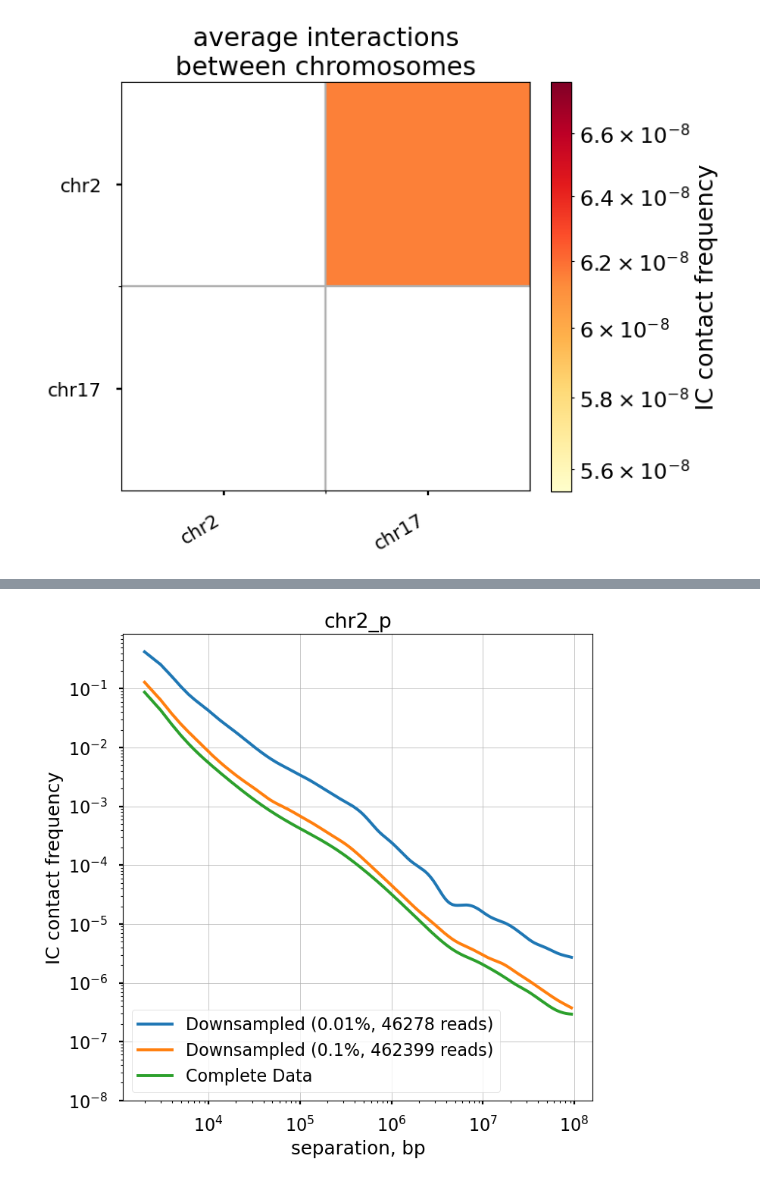
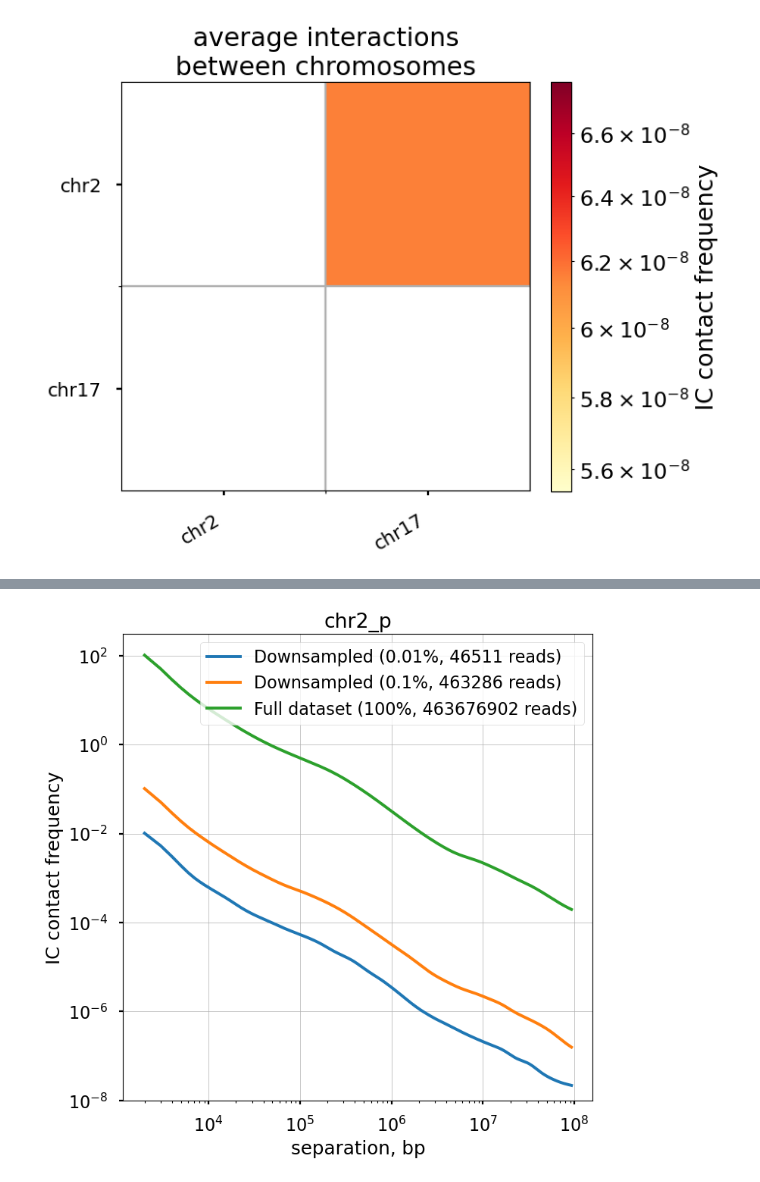
Before and after one commit to open2c/open2c_examples, a Jupyter notebook: contacts_vs_distance.ipynb, the cells around one changed output, grey strips where cells are left out. Saved outputs shown, nothing was run; the diff lists cells and outputs as text; code cells hidden in the pictures.

```diff
--- a/contacts_vs_distance.ipynb
+++ b/contacts_vs_distance.ipynb
@@ -55,6 +55,7 @@ if version.parse(cooltools.__version__) < version.parse('0.5.2'):
 num_cpus = os.getenv('SLURM_CPUS_PER_TASK')
 if not num_cpus:
     num_cpus = os.cpu_count()
+num_cpus = int(num_cpus)
 # %%
 # download test data
 # this file is 145 Mb, and may take a few seconds to download
@@ -379,10 +386,10 @@ To check the potential influence of sequencing coverage on calculating the P(s)
 # %%
 # create downsampled test data
-fracs = [0.0001, 0.001]
+downsampling_fracs = [0.0001, 0.001]
 
-p = Pool(int(num_cpus))
-for frac in fracs:
-    cooltools.sample(clr, out_clr_path=f'./data/test_sampled_{frac}_.cool', frac=frac, nproc=int(num_cpus))
+p = Pool(num_cpus)
+for frac in downsampling_fracs:
+    cooltools.sample(clr, out_clr_path=f'./data/test_sampled_{frac}_.cool', frac=frac, nproc=num_cpus)
 
     clr_downsampled = cooler.Cooler(f'./data/test_sampled_{frac}_.cool')
     result = cooler.balance_cooler(clr_downsampled, map=p.map, store=True, min_nnz=0)
@@ -411,16 +420,17 @@ for frac in fracs:
 f, ax = plt.subplots(1,1, figsize=(8, 8))
 
 region = hg38_arms['name'][0]
-for i, cvd_downsampled in enumerate(cvds):
+for frac in downsampling_fracs:
+    cvd_downsampled = cvds[frac]
     ax.loglog(
         cvd_downsampled['s_bp'].loc[cvd_downsampled['region1']==region],
-        cvd_downsampled['balanced.avg'].loc[cvd_downsampled['region1']==region],
-        label=f'Downsampled ({fracs[i]*100}%, {num_reads[i]} reads)',
+        cvd_downsampled['count.avg'].loc[cvd_downsampled['region1']==region],
+        label=f'Downsampled ({frac*100}%, {num_reads[frac]} reads)',
     )
 ax.loglog(
     cvd['s_bp'].loc[cvd['region1']==region],
-    cvd['balanced.avg'].loc[cvd['region1']==region],
-    label='Complete Data',
+    cvd['count.avg'].loc[cvd['region1']==region],
+    label=f'Full dataset (100%, {full_reads} reads)',
 )
 ax.set(
     xlabel='separation, bp',
@@ -435,40 +445,45 @@ f.show()
 # %%
-fracs = [0.0001, 0.001]
-cvds = []
+# expected calculation for the smoothed data
+cvds_smoothed = {}
 
-for frac in fracs:
+for frac in downsampling_fracs:
     clr_downsampled = cooler.Cooler(f'./data/test_sampled_{frac}_.cool')
     cvd_smooth_agg_downsampled = cooltools.expected_cis(
         clr=clr_downsampled,
         view_df=hg38_arms,
         smooth=True,
         aggregate_smoothed=True,
-        nproc=int(num_cpus)
+        nproc=num_cpus
     )
 
     cvd_smooth_agg_downsampled['s_bp'] = cvd_smooth_agg_downsampled['dist']* resolution
     cvd_smooth_agg_downsampled['balanced.avg.smoothed'].loc[cvd_smooth_agg_downsampled['dist'] < 2] = np.nan
-    cvds.append(cvd_smooth_agg_downsampled)
+
+    cvds_smoothed[frac] = cvd_smooth_agg_downsampled
 # %%
 f, ax = plt.subplots(1,1,figsize=(8, 8))
 
 region = hg38_arms['name'][0]
-for i, cvd_smooth_agg_downsampled in enumerate(cvds):
+for frac in downsampling_fracs:
+    cvd_smooth_agg_downsampled = cvds_smoothed[frac]
+    cvd_smooth_agg_downsampled['count.avg.smoothed'].loc[cvd_smooth_agg_downsampled['dist'] < 2] = np.nan
     ax.loglog(
         cvd_smooth_agg_downsampled['s_bp'].loc[cvd_smooth_agg_downsampled['region1']==region],
-        cvd_smooth_agg_downsampled['balanced.avg.smoothed'].loc[cvd_smooth_agg_downsampled['region1']==region],
-        label=f'Downsampled ({fracs[i]*100}%, {num_reads[i]} reads)')
+        cvd_smooth_agg_downsampled['count.avg.smoothed'].loc[cvd_smooth_agg_downsampled['region1']==region],
+        label=f'Downsampled ({frac*100}%, {num_reads[frac]} reads)')
+
+cvd_smooth_agg['count.avg.smoothed'].loc[cvd_smooth_agg['dist'] < 2] = np.nan
 ax.loglog(
     cvd_smooth_agg['s_bp'].loc[cvd_smooth_agg['region1']==region],
-    cvd_smooth_agg['balanced.avg.smoothed'].loc[cvd_smooth_agg['region1']==region],
-    label='Complete Data')
+    cvd_smooth_agg['count.avg.smoothed'].loc[cvd_smooth_agg['region1']==region],
+    label=f'Full dataset (100%, {full_reads} reads)')
 ax.set(
     xlabel='separation, bp',
     ylabel='IC contact frequency')
 ax.grid(lw=0.5)
 ax.title.set_text(region)
 ax.legend()
 ax.set_ylim(ymin=10**(-8))
 f.show()
 # %% [output]
-[figure, old version]
+[figure, new version]
```
Also changed, not shown: parts of 13 cells of this notebook.
